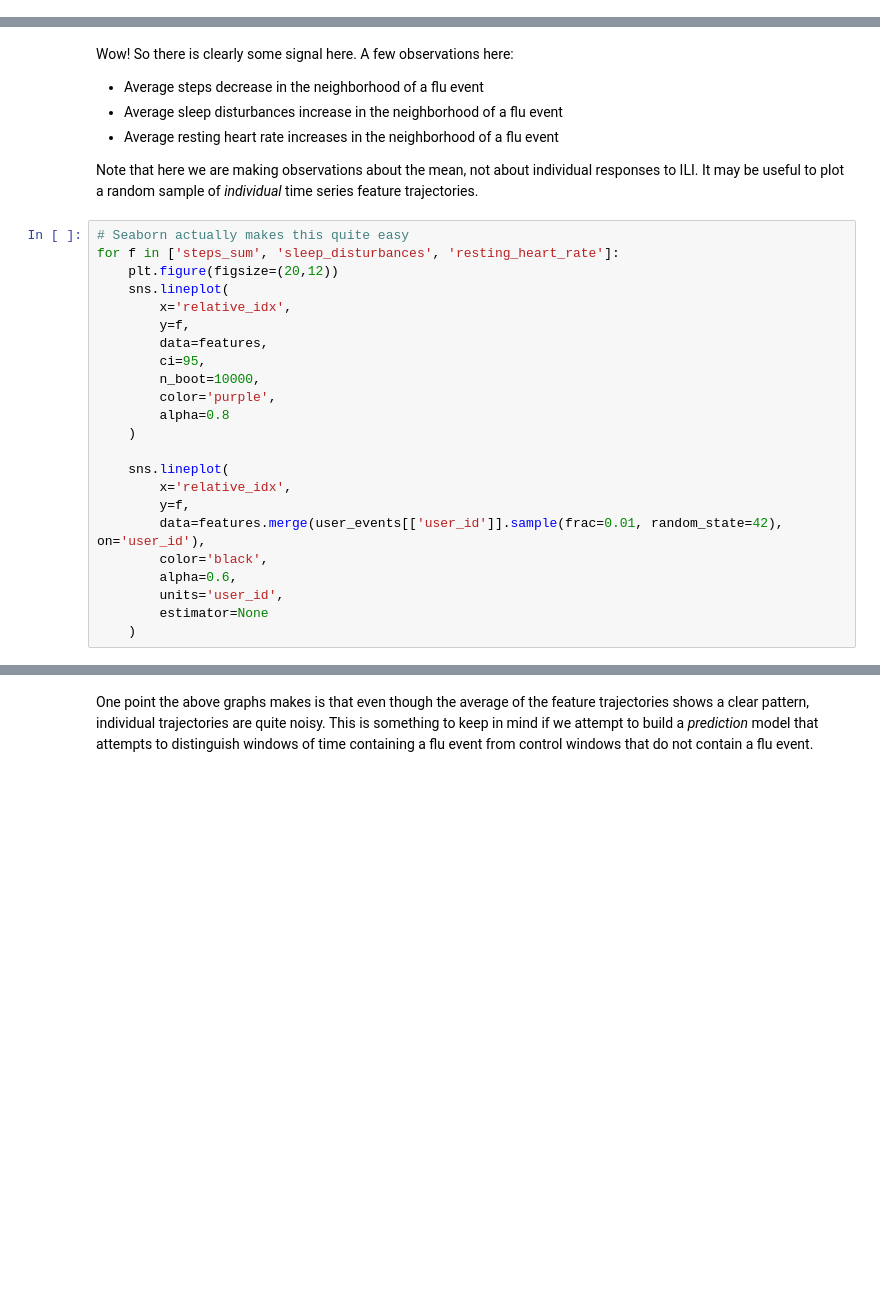
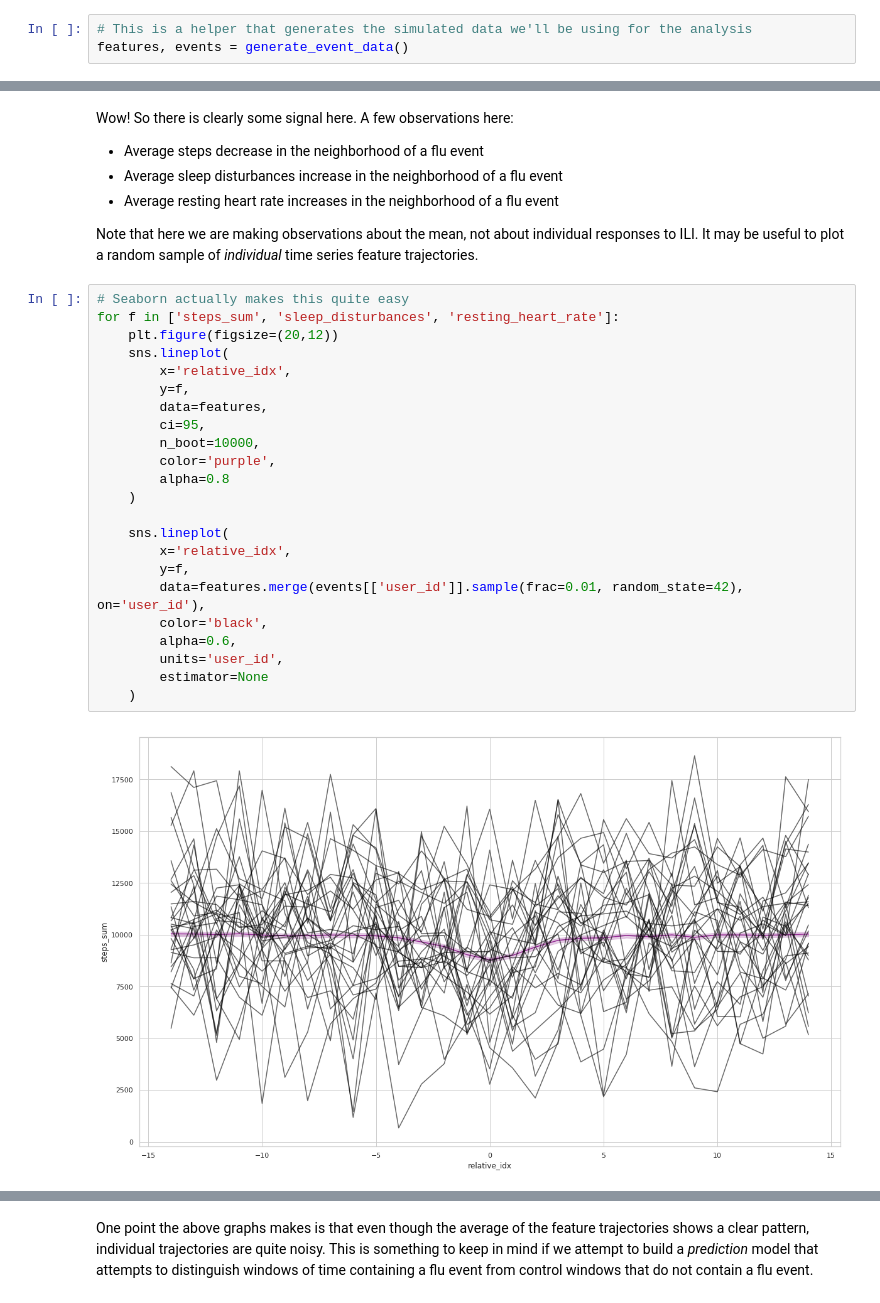
Before and after one commit to evidation-health/EvidationDataScienceModule, a Jupyter notebook: 2019_flu_analysis/Influenza-Analysis.ipynb, the cells around one changed output, grey strips where cells are left out. Drawn from its saved outputs; the diff is of its cells as text; blank space fills up the shorter version.

```diff
--- a/2019_flu_analysis/Influenza-Analysis.ipynb
+++ b/2019_flu_analysis/Influenza-Analysis.ipynb
@@ -44,3 +42,6 @@ features = pd.read_csv(os.path.join(data_dir, 'features.csv'), parse_dates=['dat
+# %%
+# This is a helper that generates the simulated data we'll be using for the analysis
+features, events = generate_event_data()
 # %% [markdown]
 ## Doing a quick inspection of the data
 
@@ -108,23 +146,25 @@ Note that here we are making observations about the mean, not about individual r
 # %%
 # Seaborn actually makes this quite easy
 for f in ['steps_sum', 'sleep_disturbances', 'resting_heart_rate']:
     plt.figure(figsize=(20,12))
     sns.lineplot(
         x='relative_idx',
         y=f,
         data=features,
         ci=95,
         n_boot=10000,
         color='purple',
         alpha=0.8
     )
 
     sns.lineplot(
         x='relative_idx',
         y=f,
-        data=features.merge(user_events[['user_id']].sample(frac=0.01, random_state=42), on='user_id'),
+        data=features.merge(events[['user_id']].sample(frac=0.01, random_state=42), on='user_id'),
         color='black',
         alpha=0.6,
         units='user_id',
         estimator=None
     )
+# %% [output]
+[figure, added]
```
Also changed, not shown: parts of 28 cells of this notebook, 2 other files.
